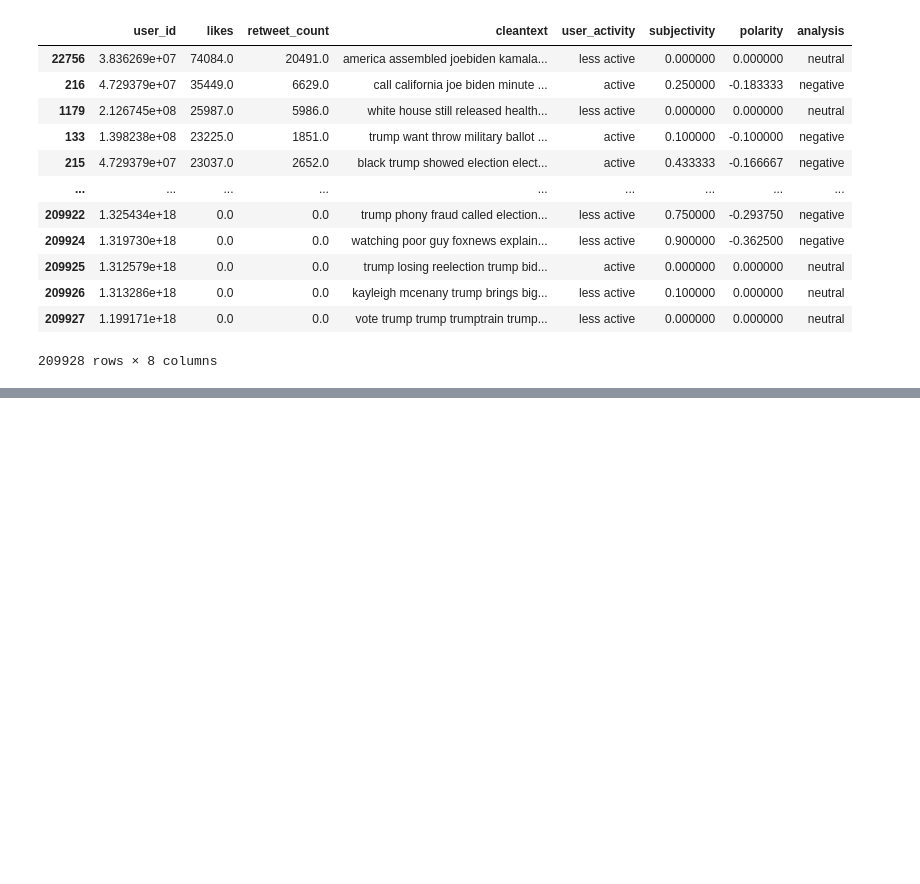
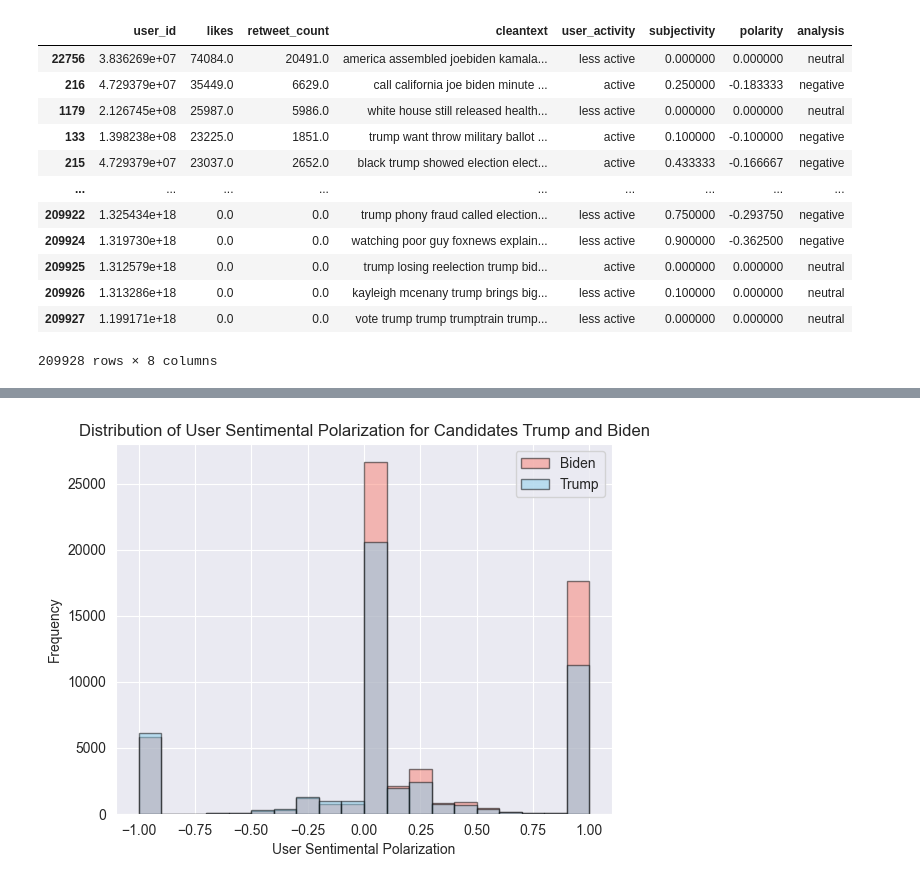
Before and after one commit to GhazaleZe/Political-Polarization-in-Comments, a Jupyter notebook: test_Polarity.ipynb, the cells around one changed output, grey strips where cells are left out. Cells and saved outputs as stored; diff of their text form; code cells hidden in the pictures; blank space fills up the shorter version.

```diff
--- a/test_Polarity.ipynb
+++ b/test_Polarity.ipynb
@@ -472,0 +618,23 @@ sorted_trump
+# %%
+import matplotlib.pyplot as plt
+
+# Plot both histograms on the same axes with decreased transparency
+plt.hist(grouped_biden['user_polarization'], bins=20, color='salmon', alpha=0.5, edgecolor='black', label='Biden')
+plt.hist(grouped_trump['user_polarization'], bins=20, color='skyblue', alpha=0.5, edgecolor='black', label='Trump')
+
+
+# Add labels and title
+plt.xlabel('User Sentimental Polarization')
+plt.ylabel('Frequency')
+plt.title('Distribution of User Sentimental Polarization for Candidates Trump and Biden')
+
+# Add legend
+plt.legend()
+
+# Save the plot
+plt.savefig('user_polarization_distribution_combined_v3.png')
+
+# Show the plot
+plt.show()
+# %% [output]
+[figure, added]
```
Also changed, not shown: parts of 12 cells of this notebook.
